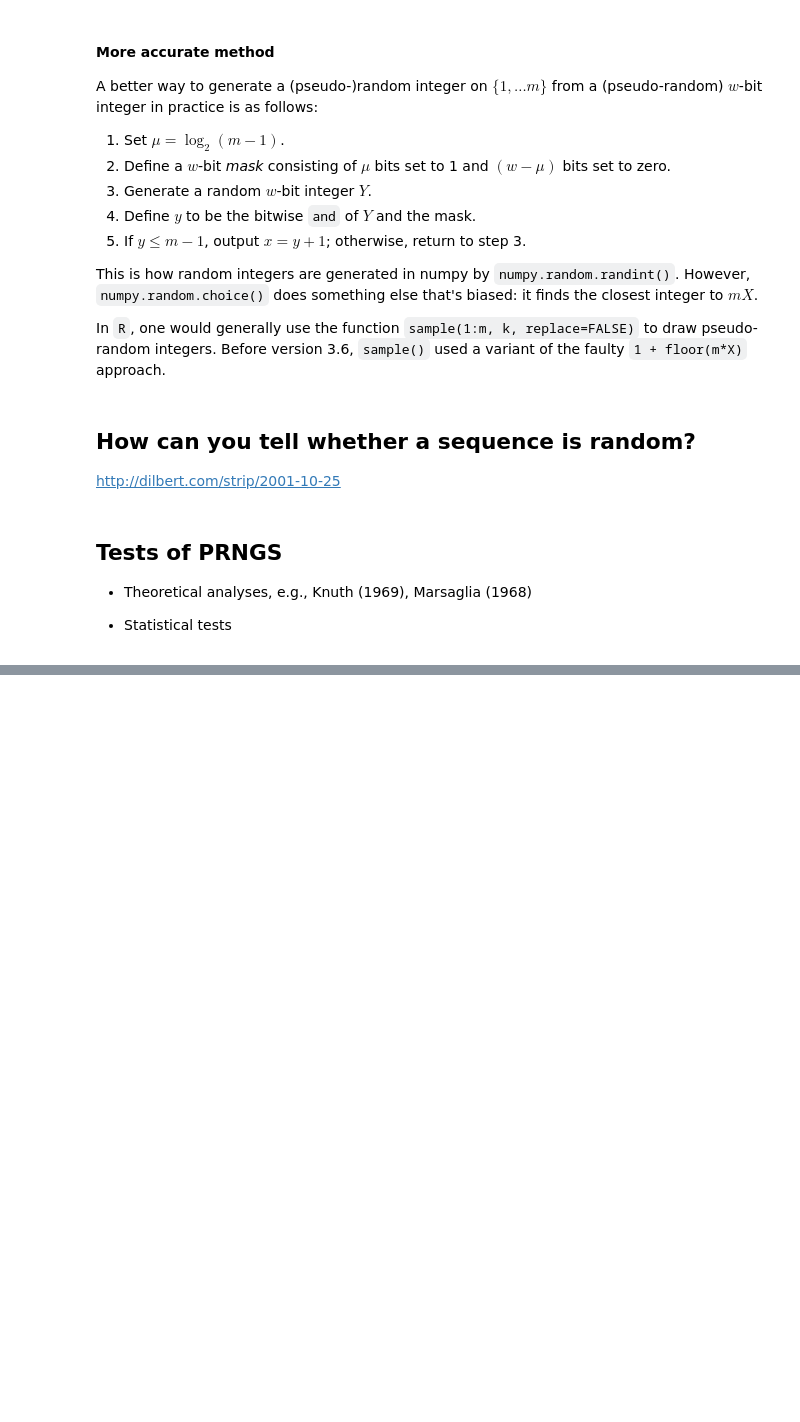
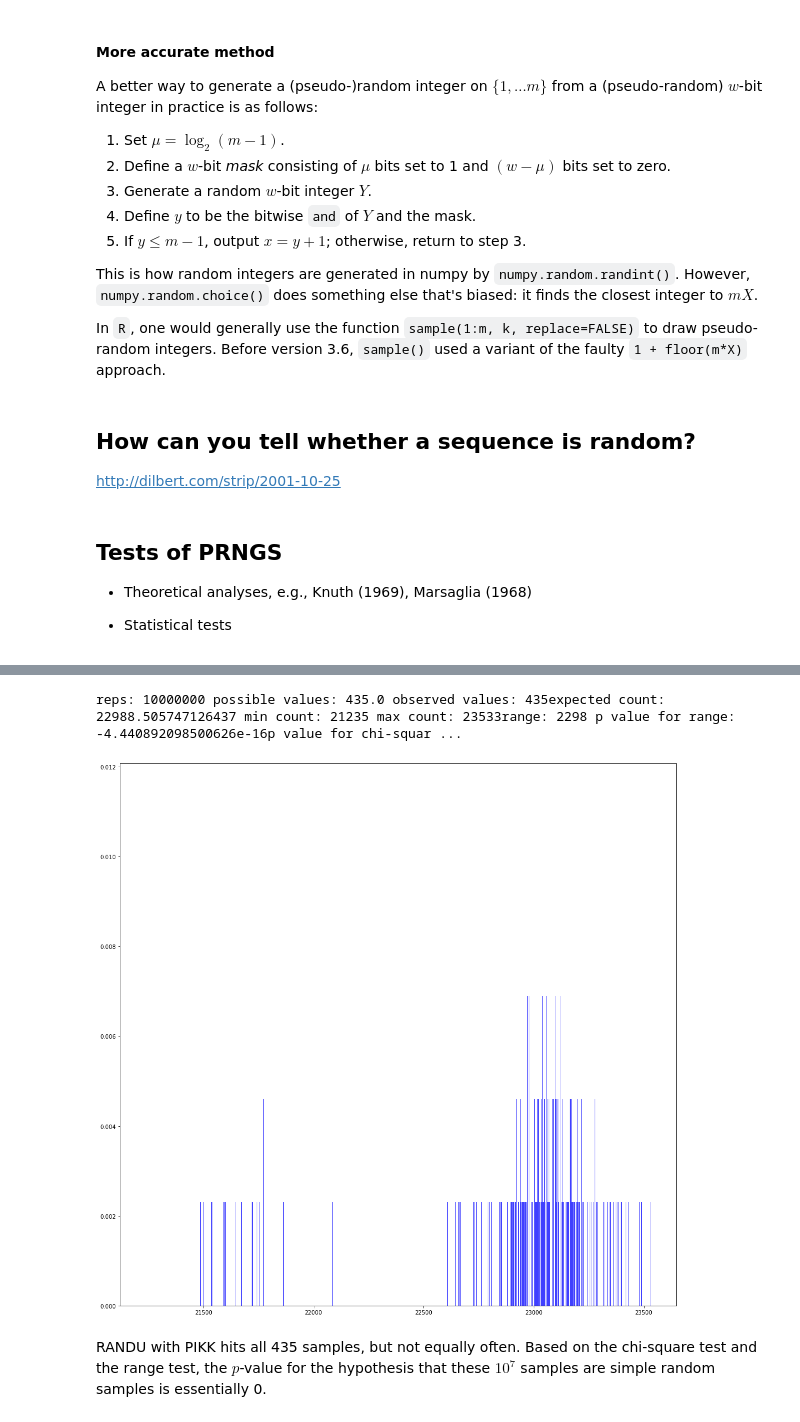
Before and after one commit to UCB-stat-159-s21/site, a Jupyter notebook: Notes/pseudo-random.ipynb, the cells around one changed output, grey strips where cells are left out. Cells and saved outputs as stored; diff of their text form; code cells hidden in the pictures; blank space fills up the shorter version.

Commit message:
ENH: added random sampling and tests of PRNGs to pseudo-random nb

```diff
--- a/Notes/pseudo-random.ipynb
+++ b/Notes/pseudo-random.ipynb
@@ -564,0 +698,7 @@ http://dilbert.com/strip/2001-10-25
+# %%
+def PIKK(n,k, gen=np.random):
+    try:
+        x = gen.random(n)
+    except TypeError:
+        x = np.array([gen.random() for i in np.arange(n)])
+    return set(np.argsort(x)[0:k])
@@ -564,0 +908,20 @@ http://dilbert.com/strip/2001-10-25
+# %%
+# set up the simulation
+reps = int(10**7)
+n = 30
+k = 2
+# %%
+# RANDU
+lcg = lcgRandom(seed=100) # set seed of RANDU to 100
+uniqueSamplesRU = tallySamples(n, k, lcg, reps)
+# %%
+[reps2, vals, obsVals, ect, maxct, minct, rangect, pvalueRange, pvalueChi2] =\
+    summarizeSams(list(uniqueSamplesRU.values()), n, k, verbose=True)
+
+ns, bins, patches = plt.hist(list(uniqueSamplesRU.values()), maxct-minct+1, density=True, facecolor='blue', alpha=0.75)
+plt.rcParams['figure.figsize'] = (18.0, 18.0)
+# %% [output]
+reps: 10000000 possible values: 435.0 observed values: 435expected count: 22988.505747126437 min count: 21235 max count: 23533range: 2298 p value for range: -4.440892098500626e-16p value for chi-squar ...
+[figure, added]
+# %% [markdown]
+RANDU with PIKK hits all 435 samples, but not equally often. Based on the chi-square test and the range test, the $p$-value for the hypothesis that these $10^7$ samples are simple random samples is essentially 0.
```
Also changed, not shown: parts of 42 cells of this notebook, 3 other files.
